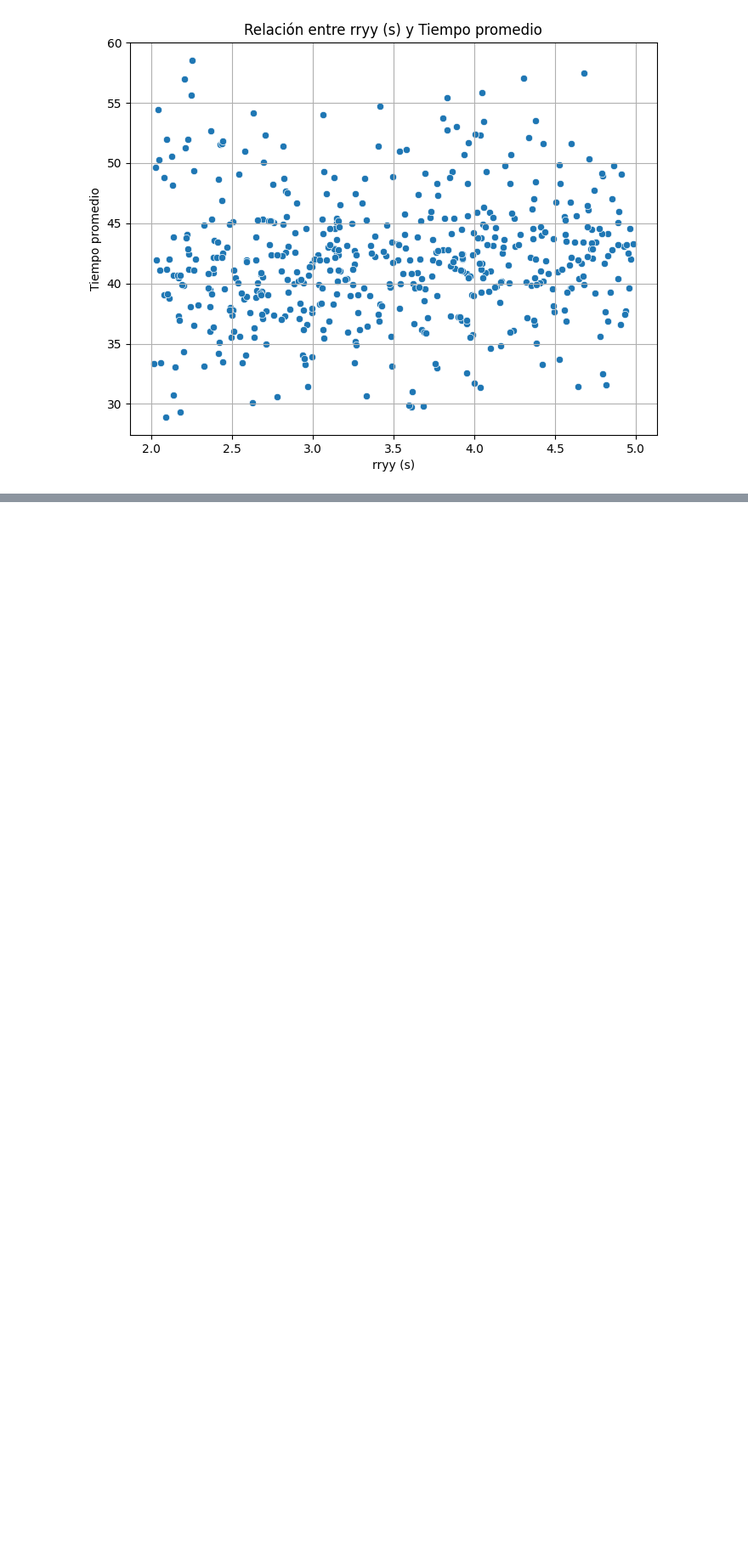
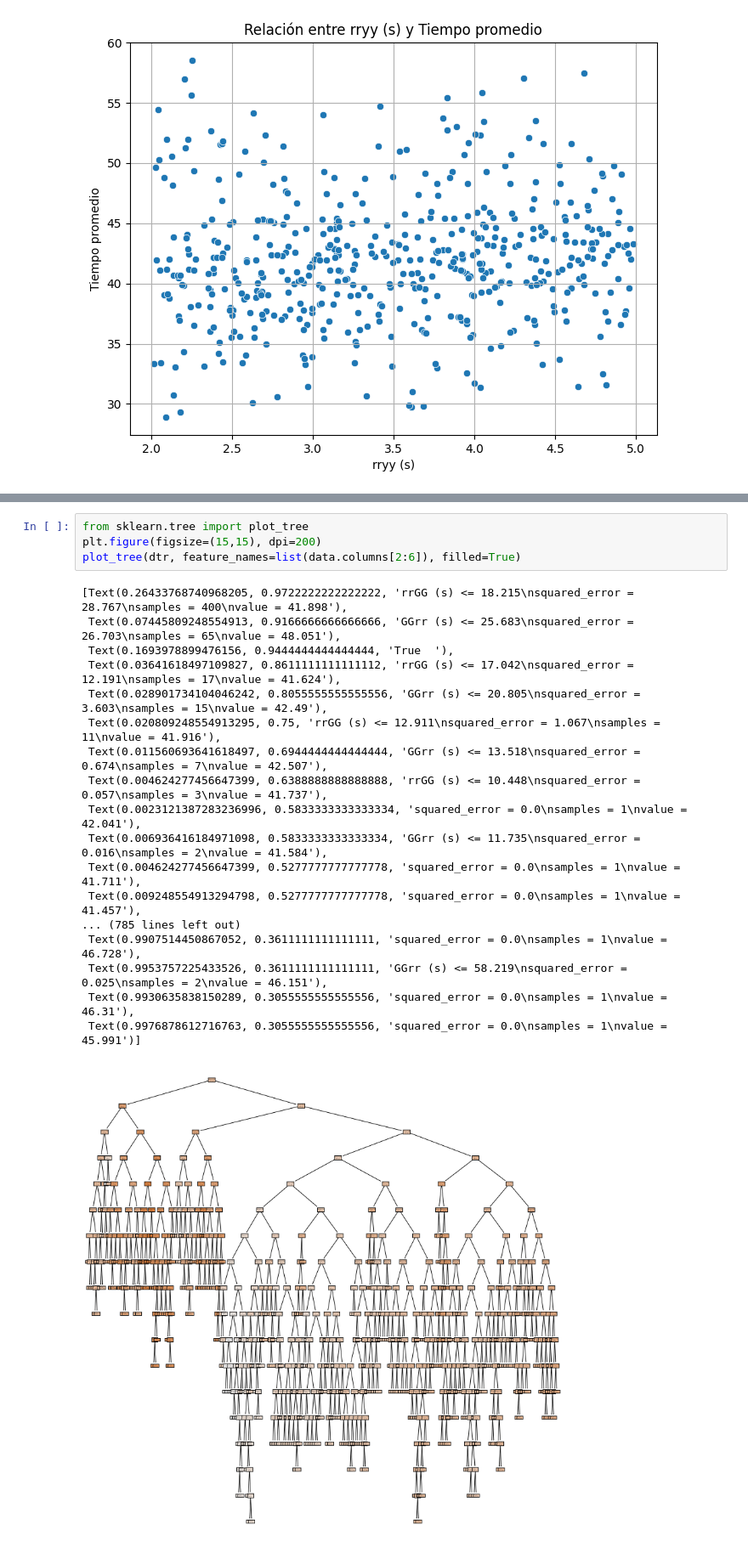
Before and after one commit to Emmatap31/Sumo_EjeCentral, a Jupyter notebook: prediccion.ipynb, the cells around one changed output, grey strips where cells are left out. Shown at 85% size. Cells and saved outputs as stored; diff of their text form; blank space fills up the shorter version.

```diff
--- a/prediccion.ipynb
+++ b/prediccion.ipynb
@@ -89,0 +133,23 @@ for var in variables_independientes:
+# %%
+from sklearn.tree import plot_tree
+plt.figure(figsize=(15,15), dpi=200)
+plot_tree(dtr, feature_names=list(data.columns[2:6]), filled=True)
+# %% [output]
+[Text(0.26433768740968205, 0.9722222222222222, 'rrGG (s) <= 18.215\nsquared_error = 28.767\nsamples = 400\nvalue = 41.898'),
+ Text(0.07445809248554913, 0.9166666666666666, 'GGrr (s) <= 25.683\nsquared_error = 26.703\nsamples = 65\nvalue = 48.051'),
+ Text(0.1693978899476156, 0.9444444444444444, 'True  '),
+ Text(0.03641618497109827, 0.8611111111111112, 'rrGG (s) <= 17.042\nsquared_error = 12.191\nsamples = 17\nvalue = 41.624'),
+ Text(0.028901734104046242, 0.8055555555555556, 'GGrr (s) <= 20.805\nsquared_error = 3.603\nsamples = 15\nvalue = 42.49'),
+ Text(0.020809248554913295, 0.75, 'rrGG (s) <= 12.911\nsquared_error = 1.067\nsamples = 11\nvalue = 41.916'),
+ Text(0.011560693641618497, 0.6944444444444444, 'GGrr (s) <= 13.518\nsquared_error = 0.674\nsamples = 7\nvalue = 42.507'),
+ Text(0.004624277456647399, 0.6388888888888888, 'rrGG (s) <= 10.448\nsquared_error = 0.057\nsamples = 3\nvalue = 41.737'),
+ Text(0.0023121387283236996, 0.5833333333333334, 'squared_error = 0.0\nsamples = 1\nvalue = 42.041'),
+ Text(0.006936416184971098, 0.5833333333333334, 'GGrr (s) <= 11.735\nsquared_error = 0.016\nsamples = 2\nvalue = 41.584'),
+ Text(0.004624277456647399, 0.5277777777777778, 'squared_error = 0.0\nsamples = 1\nvalue = 41.711'),
+ Text(0.009248554913294798, 0.5277777777777778, 'squared_error = 0.0\nsamples = 1\nvalue = 41.457'),
+... (785 lines left out)
+ Text(0.9907514450867052, 0.3611111111111111, 'squared_error = 0.0\nsamples = 1\nvalue = 46.728'),
+ Text(0.9953757225433526, 0.3611111111111111, 'GGrr (s) <= 58.219\nsquared_error = 0.025\nsamples = 2\nvalue = 46.151'),
+ Text(0.9930635838150289, 0.3055555555555556, 'squared_error = 0.0\nsamples = 1\nvalue = 46.31'),
+ Text(0.9976878612716763, 0.3055555555555556, 'squared_error = 0.0\nsamples = 1\nvalue = 45.991')]
+[figure, added]
```
Also changed, not shown: parts of 13 cells of this notebook.
